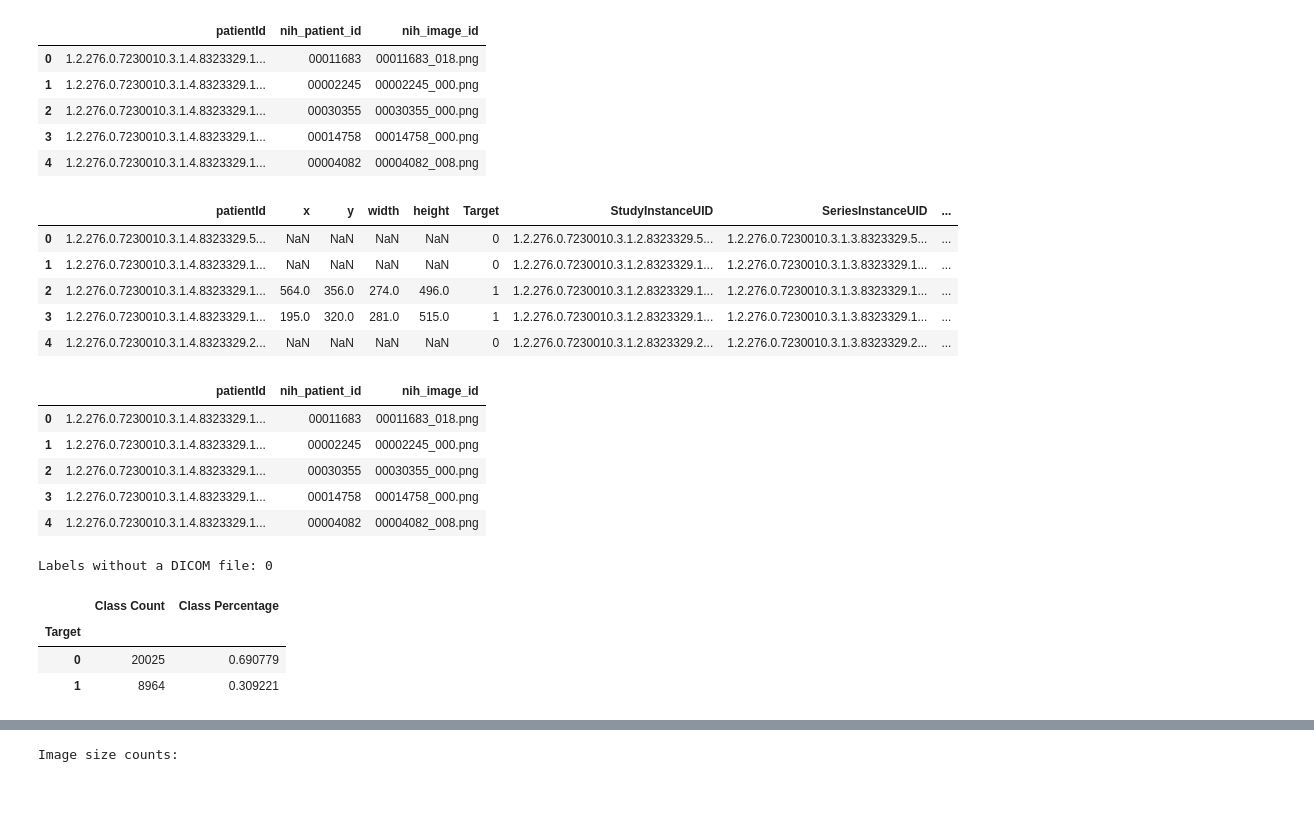
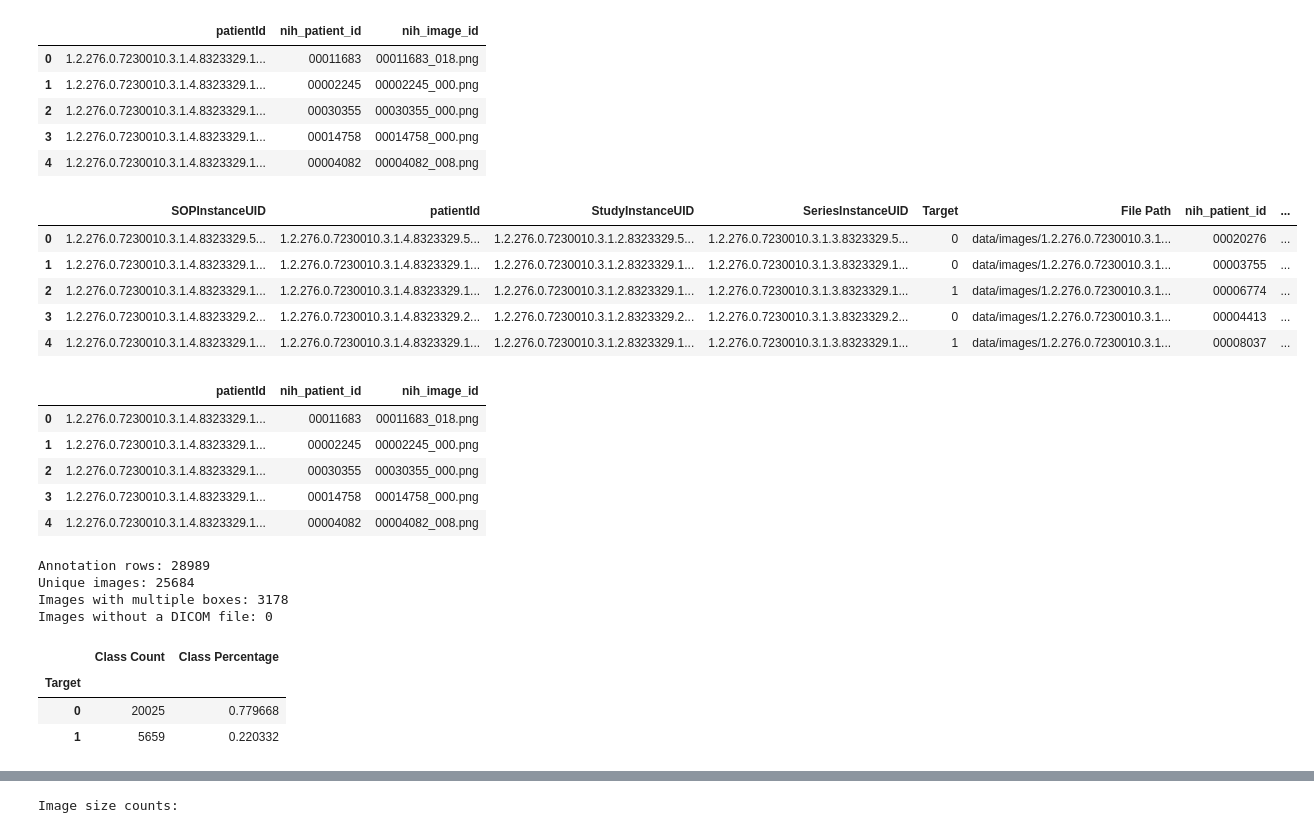
Before and after one commit to faizr206/Assignment1_MedicalImaging, a Jupyter notebook: Assignment1_Faiz.ipynb, the cells around one changed output, grey strips where cells are left out. Cells and saved outputs as stored; diff of their text form; code cells hidden in the pictures; blank space fills up the shorter version.

```diff
--- a/Assignment1_Faiz.ipynb
+++ b/Assignment1_Faiz.ipynb
@@ -97,34 +97,74 @@ available_mapping.head()
 | 3 | 1.2.276.0.7230010.3.1.4.8323329.1... | 00014758 | 00014758_000.png |
 | 4 | 1.2.276.0.7230010.3.1.4.8323329.1... | 00004082 | 00004082_008.png |
 # %%
+# aggregate several bounding box, use ai
 import pandas as pd
 
-label_df = pd.read_csv(LABEL_FILE)
+annotation_df = pd.read_csv(LABEL_FILE)
 
 study_to_path = metadata_df.set_index("Study Instance UID")["File Path"]
-label_df["File Path"] = label_df["StudyInstanceUID"].map(study_to_path)
+annotation_df["File Path"] = annotation_df["StudyInstanceUID"].map(study_to_path)
 
-study_id_to_nih_id = available_mapping.set_index("patientId")["nih_patient_id"]
-label_df["nih_patient_id"] = label_df["SOPInstanceUID"].map(study_id_to_nih_id)
+sop_id_to_nih_id = available_mapping.set_index("patientId")["nih_patient_id"]
+annotation_df["nih_patient_id"] = annotation_df["SOPInstanceUID"].map(sop_id_to_nih_id)
+
+# Store each positive annotation as a dictionary. Negative images have no box.
+def make_bounding_box(row):
+    if row["Target"] == 0:
+        return None
+    return {
+        "x": int(row["x"]),
+        "y": int(row["y"]),
+        "width": int(row["width"]),
+        "height": int(row["height"])
+    }
+
+annotation_df["Bounding Box"] = annotation_df.apply(make_bounding_box, axis=1)
+
+# The classification label must be consistent across all rows for an image.
+assert annotation_df.groupby("SOPInstanceUID")["Target"].nunique().max() == 1
+
+# Create one row per image and preserve all of its bounding boxes in a list.
+label_df = (
+    annotation_df
+    .groupby("SOPInstanceUID", as_index=False, sort=False)
+    .agg(**{
+        "patientId": ("patientId", "first"),
+        "StudyInstanceUID": ("StudyInstanceUID", "first"),
+        "SeriesInstanceUID": ("SeriesInstanceUID", "first"),
+        "Target": ("Target", "first"),
+        "File Path": ("File Path", "first"),
+        "nih_patient_id": ("nih_patient_id", "first"),
+        "Bounding Boxes": ("Bounding Box", lambda boxes: [
+            box for box in boxes if box is not None
+        ])
+    })
+)
 
 display(label_df.head())
 display(mapping_df.head())
 
-print("Labels without a DICOM file:", label_df["File Path"].isna().sum())
+print("Annotation rows:", len(annotation_df))
+print("Unique images:", len(label_df))
+print("Images with multiple boxes:", label_df["Bounding Boxes"].apply(len).gt(1).sum())
+print("Images without a DICOM file:", label_df["File Path"].isna().sum())
 # %% [output]
-|  | patientId | x | y | width | height | Target | StudyInstanceUID | SeriesInstanceUID | ... |
-| 0 | 1.2.276.0.7230010.3.1.4.8323329.5... | NaN | NaN | NaN | NaN | 0 | 1.2.276.0.7230010.3.1.2.8323329.5... | 1.2.276.0.7230010.3.1.3.8323329.5... | ... |
-| 1 | 1.2.276.0.7230010.3.1.4.8323329.1... | NaN | NaN | NaN | NaN | 0 | 1.2.276.0.7230010.3.1.2.8323329.1... | 1.2.276.0.7230010.3.1.3.8323329.1... | ... |
-| 2 | 1.2.276.0.7230010.3.1.4.8323329.1... | 564.0 | 356.0 | 274.0 | 496.0 | 1 | 1.2.276.0.7230010.3.1.2.8323329.1... | 1.2.276.0.7230010.3.1.3.8323329.1... | ... |
-| 3 | 1.2.276.0.7230010.3.1.4.8323329.1... | 195.0 | 320.0 | 281.0 | 515.0 | 1 | 1.2.276.0.7230010.3.1.2.8323329.1... | 1.2.276.0.7230010.3.1.3.8323329.1... | ... |
-| 4 | 1.2.276.0.7230010.3.1.4.8323329.2... | NaN | NaN | NaN | NaN | 0 | 1.2.276.0.7230010.3.1.2.8323329.2... | 1.2.276.0.7230010.3.1.3.8323329.2... | ... |
+|  | SOPInstanceUID | patientId | StudyInstanceUID | SeriesInstanceUID | Target | File Path | nih_patient_id | ... |
+| 0 | 1.2.276.0.7230010.3.1.4.8323329.5... | 1.2.276.0.7230010.3.1.4.8323329.5... | 1.2.276.0.7230010.3.1.2.8323329.5... | 1.2.276.0.7230010.3.1.3.8323329.5... | 0 | data/images/1.2.276.0.7230010.3.1... | 00020276 | ... |
+| 1 | 1.2.276.0.7230010.3.1.4.8323329.1... | 1.2.276.0.7230010.3.1.4.8323329.1... | 1.2.276.0.7230010.3.1.2.8323329.1... | 1.2.276.0.7230010.3.1.3.8323329.1... | 0 | data/images/1.2.276.0.7230010.3.1... | 00003755 | ... |
+| 2 | 1.2.276.0.7230010.3.1.4.8323329.1... | 1.2.276.0.7230010.3.1.4.8323329.1... | 1.2.276.0.7230010.3.1.2.8323329.1... | 1.2.276.0.7230010.3.1.3.8323329.1... | 1 | data/images/1.2.276.0.7230010.3.1... | 00006774 | ... |
+| 3 | 1.2.276.0.7230010.3.1.4.8323329.2... | 1.2.276.0.7230010.3.1.4.8323329.2... | 1.2.276.0.7230010.3.1.2.8323329.2... | 1.2.276.0.7230010.3.1.3.8323329.2... | 0 | data/images/1.2.276.0.7230010.3.1... | 00004413 | ... |
+| 4 | 1.2.276.0.7230010.3.1.4.8323329.1... | 1.2.276.0.7230010.3.1.4.8323329.1... | 1.2.276.0.7230010.3.1.2.8323329.1... | 1.2.276.0.7230010.3.1.3.8323329.1... | 1 | data/images/1.2.276.0.7230010.3.1... | 00008037 | ... |
 |  | patientId | nih_patient_id | nih_image_id |
 | 0 | 1.2.276.0.7230010.3.1.4.8323329.1... | 00011683 | 00011683_018.png |
 | 1 | 1.2.276.0.7230010.3.1.4.8323329.1... | 00002245 | 00002245_000.png |
 | 2 | 1.2.276.0.7230010.3.1.4.8323329.1... | 00030355 | 00030355_000.png |
 | 3 | 1.2.276.0.7230010.3.1.4.8323329.1... | 00014758 | 00014758_000.png |
 | 4 | 1.2.276.0.7230010.3.1.4.8323329.1... | 00004082 | 00004082_008.png |
-Labels without a DICOM file: 0
+Annotation rows: 28989
+Unique images: 25684
+Images with multiple boxes: 3178
+Images without a DICOM file: 0
 # %%
 # Class counts and proportion
 pd.DataFrame({
@@ -134,8 +174,8 @@ pd.DataFrame({
 # %% [output]
 |  | Class Count | Class Percentage |
 | Target |  |  |
-| 0 | 20025 | 0.690779 |
-| 1 | 8964 | 0.309221 |
+| 0 | 20025 | 0.779668 |
+| 1 | 5659 | 0.220332 |
 # %%
 # Display at least six representative images: positive and negative examples, and the one with the smallest bounding box
 
```
Also changed, not shown: parts of 9 cells of this notebook.
